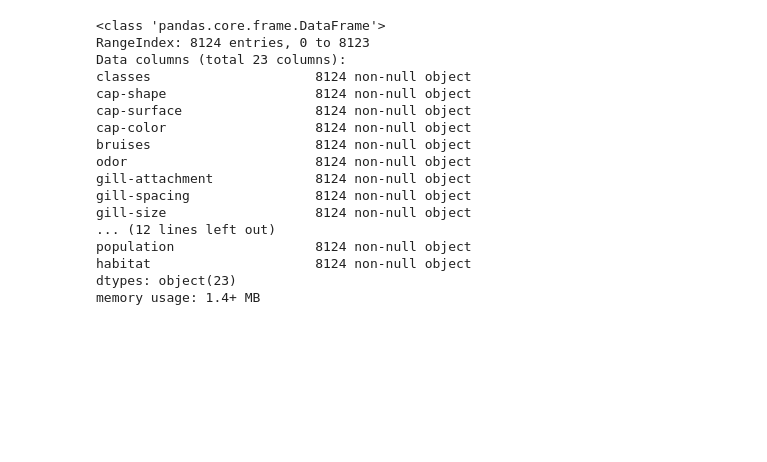
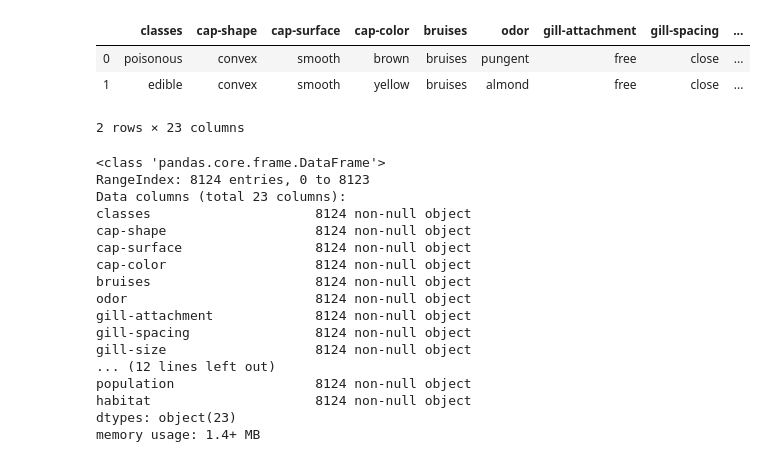
Before and after one commit to codeART96/DECISION-TREES, a Jupyter notebook: Untitled.ipynb, the cells around one changed output. Saved outputs shown, nothing was run; the diff lists cells and outputs as text; code cells hidden in the pictures; blank space fills up the shorter version.

```diff
--- a/Untitled.ipynb
+++ b/Untitled.ipynb
@@ -51,6 +40,13 @@ shrooms['ring-type'] = shrooms['ring-type'].replace({'c': 'cobwebby', 'e': 'evan
 shrooms['spore-print-color'] = shrooms['spore-print-color'].replace({'k': 'black', 'n': 'brown','b': 'buff', 'h': 'chocolate','r': 'green', 'o': 'orange', 'u':'purple', 'w':'white', 'y':'yellow'})
 shrooms['population'] = shrooms['population'].replace({'a': 'abundant', 'c': 'clustered','n': 'numerous', 's': 'scattered','v': 'several', 'y': 'solitary'})
 shrooms['habitat'] = shrooms['habitat'].replace({'u': 'urban', 'g': 'grasses','m': 'meadows', 'l': 'leaves','w': 'waste', 'd': 'woods', 'p':'paths'})
+# %%
+shrooms.head(2)
+# %% [output]
+|  | classes | cap-shape | cap-surface | cap-color | bruises | odor | gill-attachment | gill-spacing | ... |
+| 0 | poisonous | convex | smooth | brown | bruises | pungent | free | close | ... |
+| 1 | edible | convex | smooth | yellow | bruises | almond | free | close | ... |
+2 rows × 23 columns
 # %%
 shrooms.info()
 # %% [output]
```
Also changed, not shown: parts of 12 cells of this notebook.
